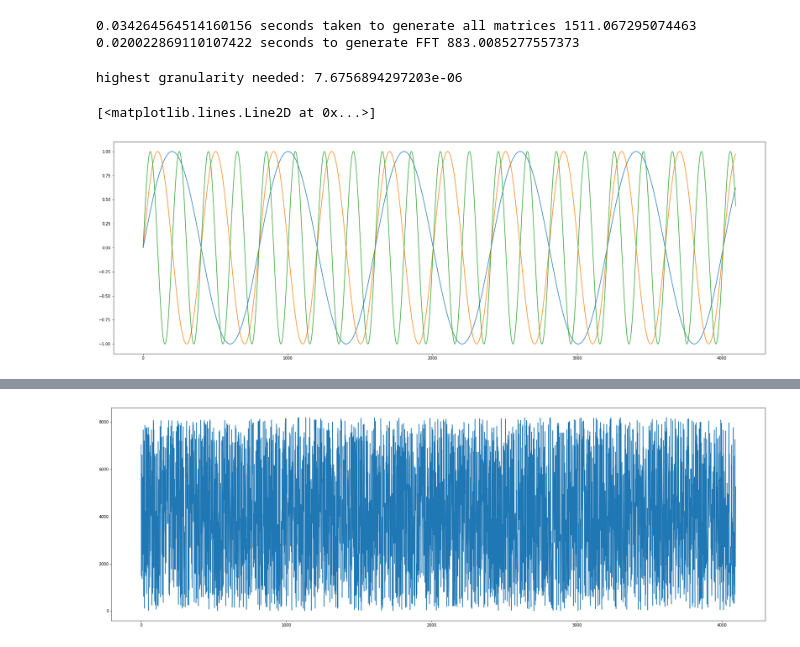
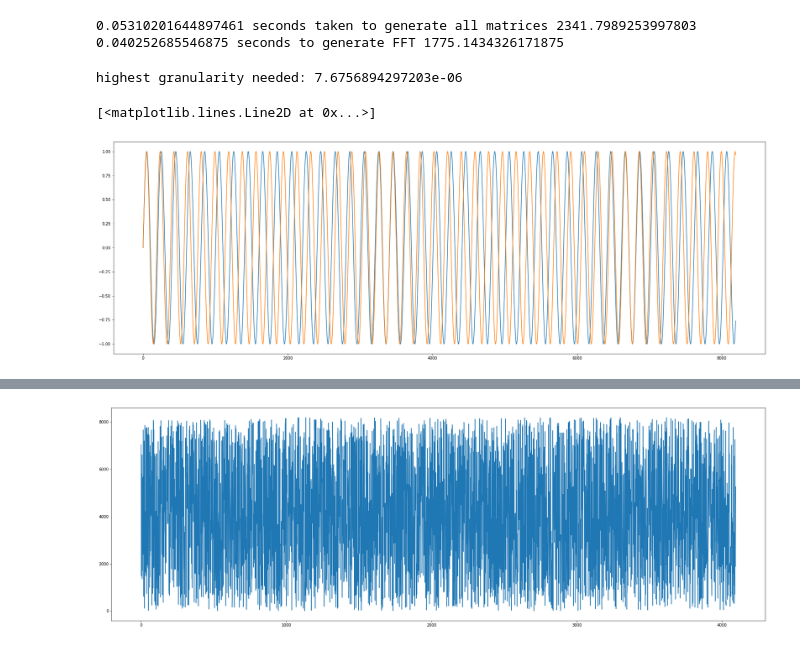
Before and after one commit to amanj120/wav_work, a Jupyter notebook: fft.ipynb, the cells around one changed output, grey strips where cells are left out. Drawn from its saved outputs; the diff is of its cells as text; code cells hidden in the pictures.

```diff
--- a/fft.ipynb
+++ b/fft.ipynb
@@ -9,7 +9,7 @@ import pyaudio
 plt.rcParams['figure.figsize'] = [30, 10]
 names = ["A BbB C DbD EbE F GbG Ab"[(i%12)*2:(i%12)*2+2].strip() + str(i//12) for i in range(120)]
 # %%
-CHUNK = 4096
+CHUNK = 8192
 FORMAT = pyaudio.paInt16
 CHANNELS = 1
 RATE = 44100
@@ -32,10 +32,8 @@ freqs = 27.5 * 2**logs * 2
 nfft_s = np.zeros((len(freqs), slen))
 nfft_c = np.zeros((len(freqs), slen))
 
-rate = 44100
-
 for i in range(len(freqs)):
-    seconds = slen/rate
+    seconds = CHUNK/RATE
     num_cycles = seconds * freqs[i] # i.e 55 hz * (2048/44100) = 2.55 cycles
     n = num_cycles * 2 * np.pi
     nfft_s[i] = np.arange(slen) * (n/slen)
@@ -79,20 +77,22 @@ e = time()
 print(e - s, "seconds taken to generate all matrices", (e-s)/(1/44100))
 print(m - s, "seconds to generate FFT", (m-s)/(1/44100))
 # %% [output]
-0.034264564514160156 seconds taken to generate all matrices 1511.067295074463
-0.020022869110107422 seconds to generate FFT 883.0085277557373
+0.05310201644897461 seconds taken to generate all matrices 2341.7989253997803
+0.040252685546875 seconds to generate FFT 1775.1434326171875
 # %%
 for i in range(num_notes//12):
     for j in range(12):
         assert np.linalg.norm(nfft_s[j][0::(2**i)] - nfft_s[12*i + j][:(slen >> (i))]) < 1e-8
 
 # smallest delta in any of the functions
 print("highest granularity needed:" , (1 - cos(1/2048 * (2048/44100 * 27.5 * 2 * np.pi))))
 
-plt.plot(nfft_s[0])
-plt.plot(nfft_s[12])
 plt.plot(nfft_s[24])
+plt.plot(nfft_s[25])
+
+# plt.plot(nfft_s[12])
+# plt.plot(nfft_s[24])
 # %% [output]
 highest granularity needed: 7.6756894297203e-06
 [<matplotlib.lines.Line2D at 0x...>]
-[figure, old version]
+[figure, new version]
```
Also changed, not shown: parts of 6 cells of this notebook, 10 other files.
